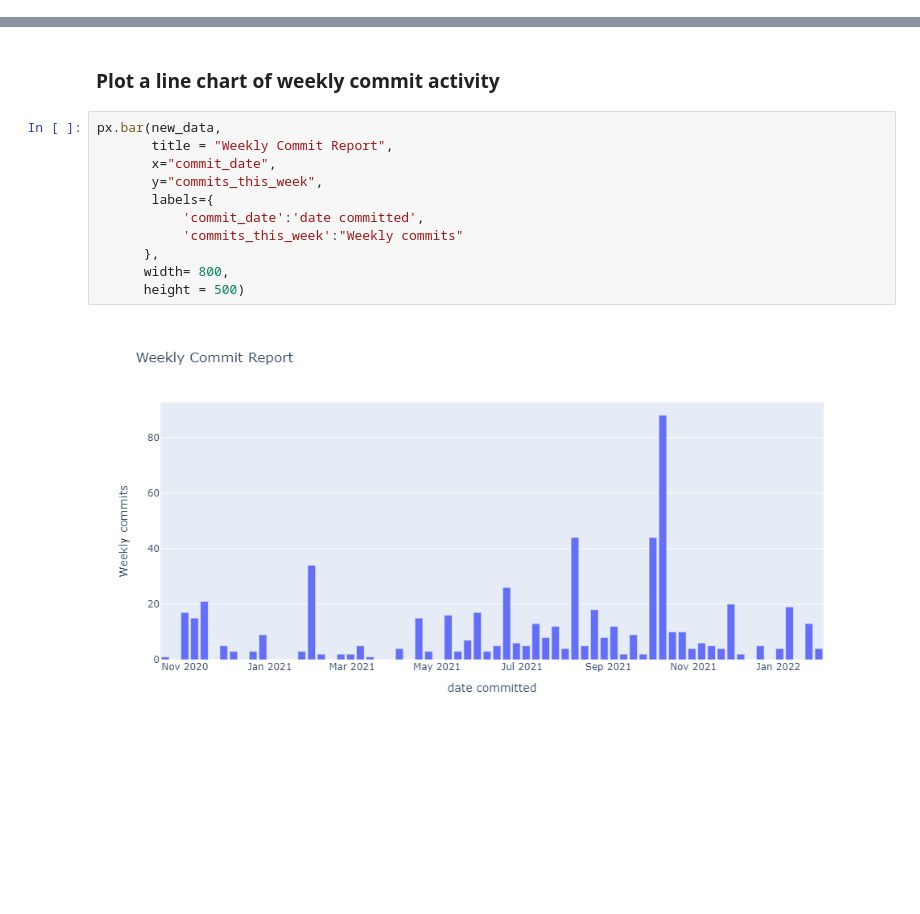
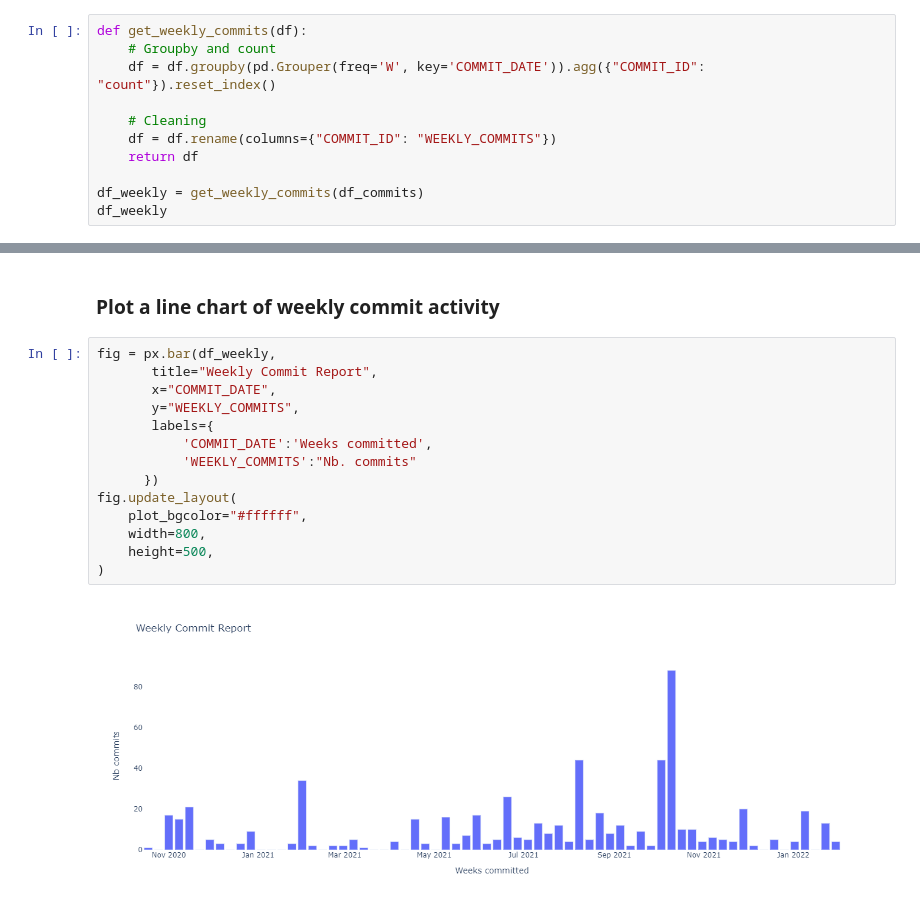
Before and after one commit to jupyter-naas/awesome-notebooks, a Jupyter notebook: Github/Github_Get_weekly_commits.ipynb, the cells around one changed output, grey strips where cells are left out. Cells and saved outputs as stored; diff of their text form; blank space fills up the shorter version.

```diff
--- a/Github/Github_Get_weekly_commits.ipynb
+++ b/Github/Github_Get_weekly_commits.ipynb
@@ -99,0 +162,11 @@ new_data.head()
+# %%
+def get_weekly_commits(df):
+    # Groupby and count
+    df = df.groupby(pd.Grouper(freq='W', key='COMMIT_DATE')).agg({"COMMIT_ID": "count"}).reset_index()
+
+    # Cleaning
+    df = df.rename(columns={"COMMIT_ID": "WEEKLY_COMMITS"})
+    return df
+
+df_weekly = get_weekly_commits(df_commits)
+df_weekly
@@ -112,16 +199,19 @@ new_data.head()
 | 4 | 2020-11-15 | 21 |
 # %% [markdown]
 ### Plot a line chart of weekly commit activity
-# %%
-px.bar(new_data,
-       title = "Weekly Commit Report",
-       x="commit_date",
-       y="commits_this_week",
-       labels={
-           'commit_date':'date committed',
-           'commits_this_week':"Weekly commits"
-      },
-      width= 800,
-      height = 500)
-# %% [output]
-[figure, removed]
+# %%
+fig = px.bar(df_weekly,
+       title="Weekly Commit Report",
+       x="COMMIT_DATE",
+       y="WEEKLY_COMMITS",
+       labels={
+           'COMMIT_DATE':'Weeks committed',
+           'WEEKLY_COMMITS':"Nb. commits"
+      })
+fig.update_layout(
+    plot_bgcolor="#ffffff",
+    width=800,
+    height=500,
+)
+# %% [output]
+[figure, added]
```
Also changed, not shown: parts of 11 cells of this notebook.
